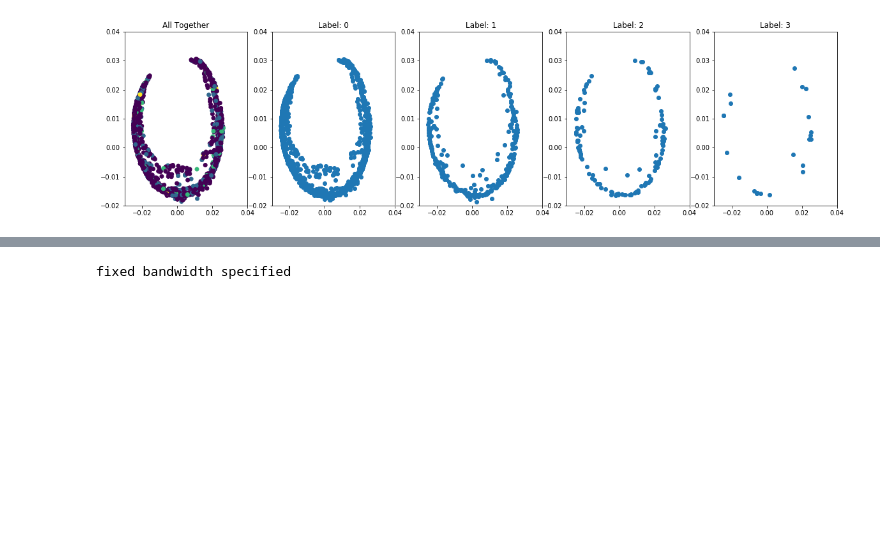
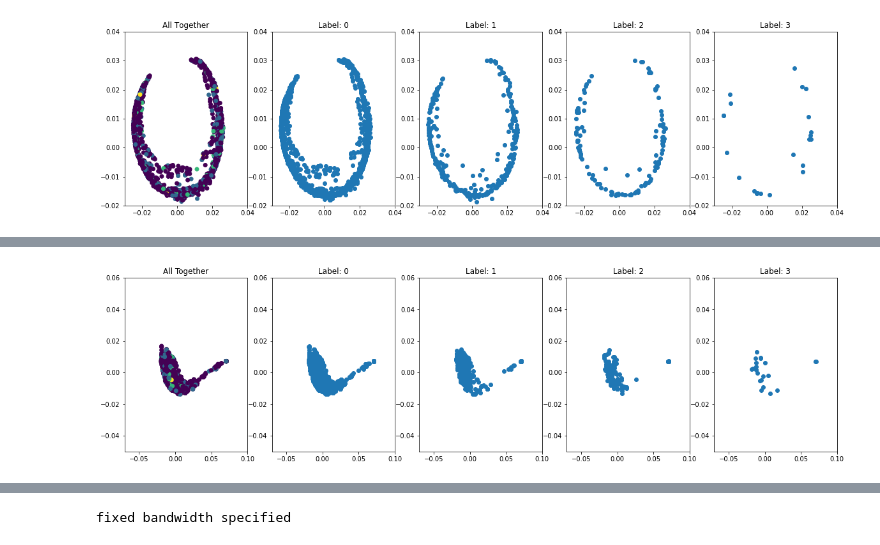
Before and after one commit to anniegao2007/neuron-clustering, a Jupyter notebook: code.ipynb, the cells around one changed output, grey strips where cells are left out. Cells and saved outputs as stored; diff of their text form; code cells hidden in the pictures; blank space fills up the shorter version.

```diff
--- a/code.ipynb
+++ b/code.ipynb
@@ -239,2 +257,7 @@ array([[-0.41106333, -0.59878791,  1.62736993, ...,  0.92409719,
+# %%
+tmp = data_matrix - np.mean(data_matrix, axis=0)
+visualize_by_label(tmp, predictions, [-0.07, 0.1, -0.05, 0.06])
+# %% [output]
+[figure, added]
 # %%
 tmp = data_matrix - np.reshape(np.mean(data_matrix, axis=1), (data_matrix.shape[0], 1))
```
Also changed, not shown: parts of 19 cells of this notebook, 2 other files.
